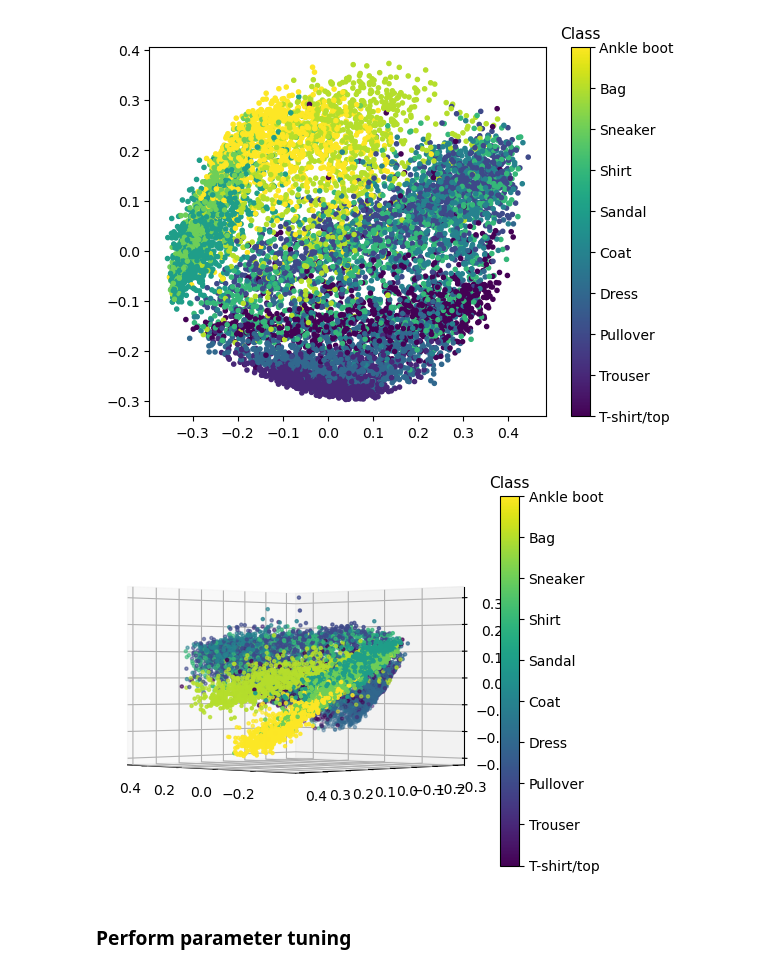
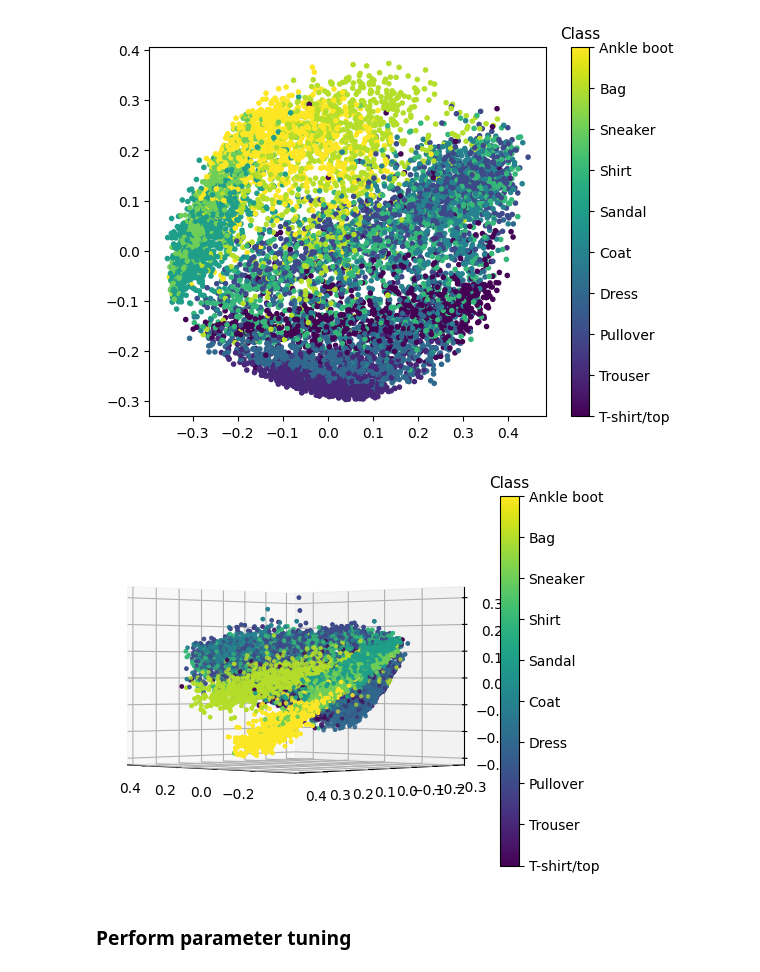
Before and after one commit to LisaDaVinchie/adv-ml_challenge1, a Jupyter notebook: AdvML_Challenge1_v1.ipynb, the cells around one changed output. Cells and saved outputs as stored; diff of their text form; code cells hidden in the pictures.

```diff
--- a/AdvML_Challenge1_v1.ipynb
+++ b/AdvML_Challenge1_v1.ipynb
@@ -184,7 +193,9 @@ fig = plt.figure()
 ax = fig.add_subplot(111, projection='3d')
 
 # Color the data points based on the labels
-p = ax.scatter(data_pca_linear[:, 0], data_pca_linear[:, 1], data_pca_linear[:, 2], c = labels_subset, marker='.')
+for i in range(3):
+    p = ax.scatter(data_pca_linear[:, 0], data_pca_linear[:, 1], data_pca_linear[:, 2], c = labels_subset, marker='.')
+
 
 cb = plt.colorbar(p)
 cb.ax.set_title('Class', fontsize=11)
@@ -211,7 +222,7 @@ The data does not seem to be well separated, so finding the right hyperplane for
 # else:
     ## If the file does not exixts, create it
 
-kernel_pca = KernelPCA(kernel="rbf", n_components=15)
+kernel_pca = KernelPCA(kernel="rbf", n_components = 3)
 data_pca_rbf = kernel_pca.fit_transform(train_subset_scaled)
 
 # save_data(data_pca_rbf, "data_pca_rbf.pickle")
@@ -236,18 +247,19 @@ cb.ax.set_yticklabels(description.values())
 # %%
 fig = plt.figure()
 ax = fig.add_subplot(111, projection='3d')
 
 # Color the data points based on the labels
-p = ax.scatter(data_pca_rbf[:, 0], data_pca_rbf[:, 1], data_pca_rbf[:, 2], c = labels_subset, marker='.')
+for i in range(3):
+    p = ax.scatter(data_pca_rbf[:, 0], data_pca_rbf[:, 1], data_pca_rbf[:, 2], c = labels_subset, marker='.')
 
 cb = plt.colorbar(p)
 cb.ax.set_title('Class', fontsize=11)
 cb.ax.set_yticklabels(description.values())
 ax.view_init(elev=90, azim=135)
 
 ax.view_init(elev=0, azim=135)
 # %% [output]
-[figure, old version]
+[figure, new version]
 # %% [markdown]
 ### Perform parameter tuning
 # %%
```
Also changed, not shown: parts of 81 cells of this notebook.
